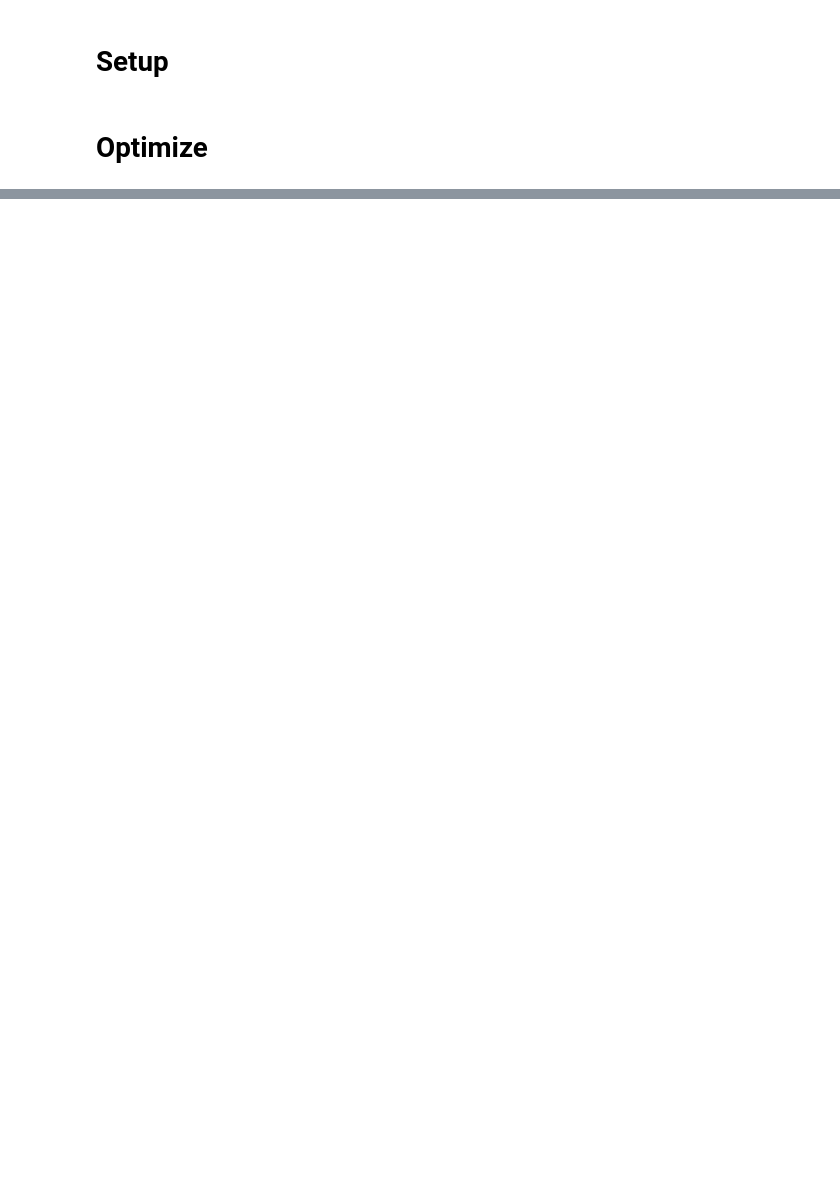
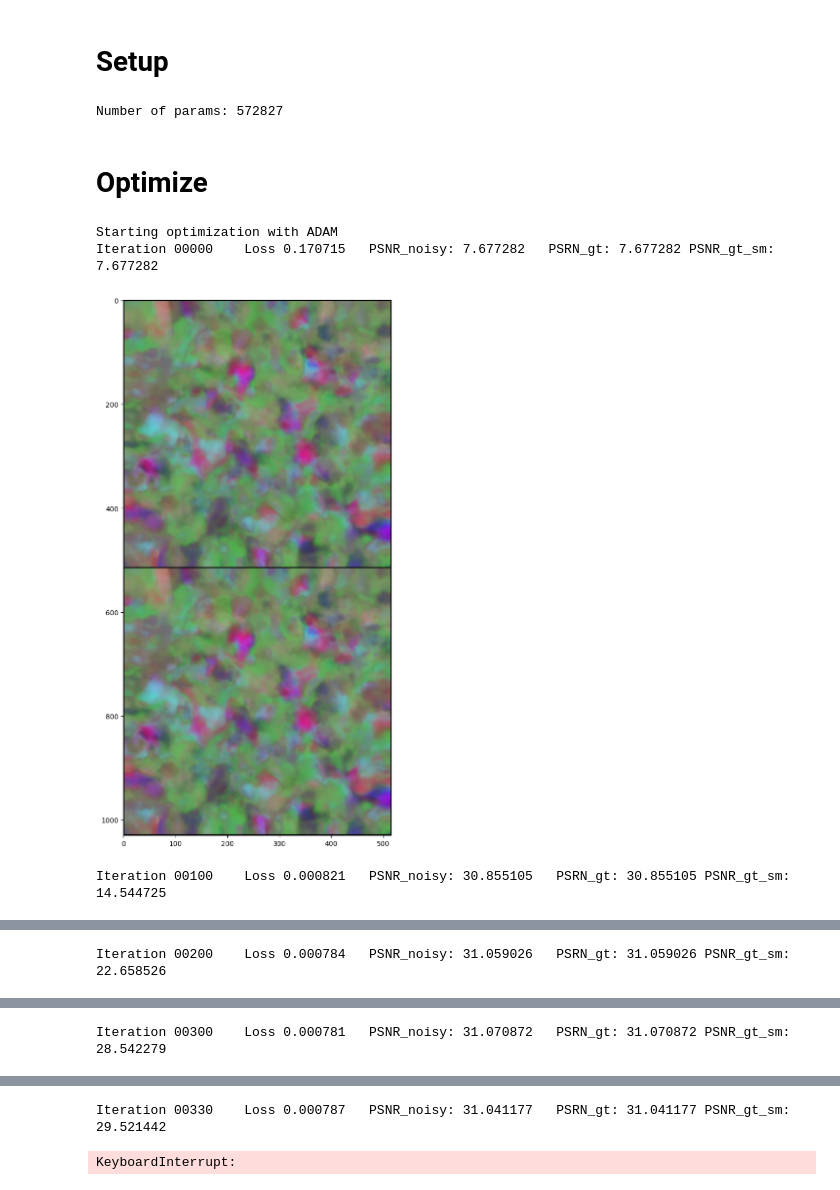
Before and after one commit to cmanzo/deep-image-prior, a Jupyter notebook: denoising.ipynb, the cells around one changed output, grey strips where cells are left out. Saved outputs shown, nothing was run; the diff lists cells and outputs as text; code cells hidden in the pictures; blank space fills up the shorter version.

```diff
--- a/denoising.ipynb
+++ b/denoising.ipynb
@@ -29,14 +31,16 @@ import torch.optim
 from skimage.metrics import peak_signal_noise_ratio
 from utils.denoising_utils import *
 
-torch.backends.cudnn.enabled = True
-torch.backends.cudnn.benchmark = True
-dtype = torch.cuda.FloatTensor
+torch.backends.cudnn.enabled = False
+torch.backends.cudnn.benchmark = False
+dtype = torch.FloatTensor
 
 imsize = -1
 PLOT = True
 sigma = 25
 sigma_ = sigma / 255.0
+
+mps_device = torch.device("mps")
 # %%
 # deJPEG
 # fname = 'data/denoising/snail.jpg'
@@ -91,9 +124,10 @@ LR = 0.01
 OPTIMIZER = "adam"  # 'LBFGS'
 show_every = 100
 exp_weight = 0.99
+t = 1
 
-if fname == "data/denoising/snail.jpg":
-    num_iter = 2400
+if t == 1:
+    num_iter = 500  # 2400
     input_depth = 3
     figsize = 5
 
@@ -112,7 +146,7 @@ if fname == "data/denoising/snail.jpg":
 
     net = net.type(dtype)
 
-elif fname == "data/denoising/F16_GT.png":
+elif t == 2:
     num_iter = 3000
     input_depth = 32
     figsize = 4
@@ -124,6 +158,7 @@ elif fname == "data/denoising/F16_GT.png":
         skip_n33d=128,
         skip_n33u=128,
         skip_n11=4,
+        n_channels=1,
         num_scales=5,
         upsample_mode="bilinear",
     ).type(dtype)
@@ -132,7 +167,7 @@ else:
     assert False
 
 net_input = (
-    get_noise(input_depth, INPUT, (img_pil.size[1], img_pil.size[0]))
+    get_noise(input_depth, INPUT, (img_np.shape[2], img_np.shape[1]))
     .type(dtype)
     .detach()
 )
@@ -145,6 +180,8 @@ print("Number of params: %d" % s)
 mse = torch.nn.MSELoss().type(dtype)
 
 img_noisy_torch = np_to_torch(img_noisy_np).type(dtype)
+# %% [output]
+Number of params: 572827
 # %% [markdown]
 # Optimize
 # %%
@@ -175,9 +212,19 @@ def closure():
     total_loss = mse(out, img_noisy_torch)
     total_loss.backward()
 
-    psrn_noisy = compare_psnr(img_noisy_np, out.detach().cpu().numpy()[0])
-    psrn_gt = compare_psnr(img_np, out.detach().cpu().numpy()[0])
-    psrn_gt_sm = compare_psnr(img_np, out_avg.detach().cpu().numpy()[0])
+    # psrn_noisy = compare_psnr(img_noisy_np, out.detach().cpu().numpy()[0])
+    # psrn_gt = compare_psnr(img_np, out.detach().cpu().numpy()[0])
+    # psrn_gt_sm = compare_psnr(img_np, out_avg.detach().cpu().numpy()[0])
+
+    psrn_noisy = peak_signal_noise_ratio(
+        img_noisy_np, out.detach().cpu().numpy()[0], data_range=1
+    )
+    psrn_gt = peak_signal_noise_ratio(
+        img_np, out.detach().cpu().numpy()[0], data_range=1
+    )
+    psrn_gt_sm = peak_signal_noise_ratio(
+        img_np, out_avg.detach().cpu().numpy()[0], data_range=1
+    )
 
     # Note that we do not have GT for the "snail" example
     # So 'PSRN_gt', 'PSNR_gt_sm' make no sense
@@ -188,30 +235,35 @@ def closure():
         end="",
     )
     if PLOT and i % show_every == 0:
         out_np = torch_to_np(out)
         plot_image_grid(
             [np.clip(out_np, 0, 1), np.clip(torch_to_np(out_avg), 0, 1)],
             factor=figsize,
             nrow=1,
         )
 
     # Backtracking
     if i % show_every:
         if psrn_noisy - psrn_noisy_last < -5:
             print("Falling back to previous checkpoint.")
 
             for new_param, net_param in zip(last_net, net.parameters()):
                 net_param.data.copy_(new_param.cuda())
 
             return total_loss * 0
         else:
             last_net = [x.detach().cpu() for x in net.parameters()]
             psrn_noisy_last = psrn_noisy
 
     i += 1
 
     return total_loss
 
 
 p = get_params(OPT_OVER, net, net_input)
 optimize(OPTIMIZER, p, closure, LR, num_iter)
+# %% [output]
+Starting optimization with ADAM
+Iteration 00000    Loss 0.170715   PSNR_noisy: 7.677282   PSRN_gt: 7.677282 PSNR_gt_sm: 7.677282
+[figure, added]
+Iteration 00100    Loss 0.000821   PSNR_noisy: 30.855105   PSRN_gt: 30.855105 PSNR_gt_sm: 14.544725
@@ -217,0 +271 @@ optimize(OPTIMIZER, p, closure, LR, num_iter)
+Iteration 00200    Loss 0.000784   PSNR_noisy: 31.059026   PSRN_gt: 31.059026 PSNR_gt_sm: 22.658526
@@ -217,0 +273 @@ optimize(OPTIMIZER, p, closure, LR, num_iter)
+Iteration 00300    Loss 0.000781   PSNR_noisy: 31.070872   PSRN_gt: 31.070872 PSNR_gt_sm: 28.542279
@@ -218,3 +275,5 @@ optimize(OPTIMIZER, p, closure, LR, num_iter)
+Iteration 00330    Loss 0.000787   PSNR_noisy: 31.041177   PSRN_gt: 31.041177 PSNR_gt_sm: 29.521442
+KeyboardInterrupt:
 # %%
 out_np = torch_to_np(net(net_input))
 q = plot_image_grid([np.clip(out_np, 0, 1), img_np], factor=13)
```
Also changed, not shown: parts of 6 cells of this notebook.
